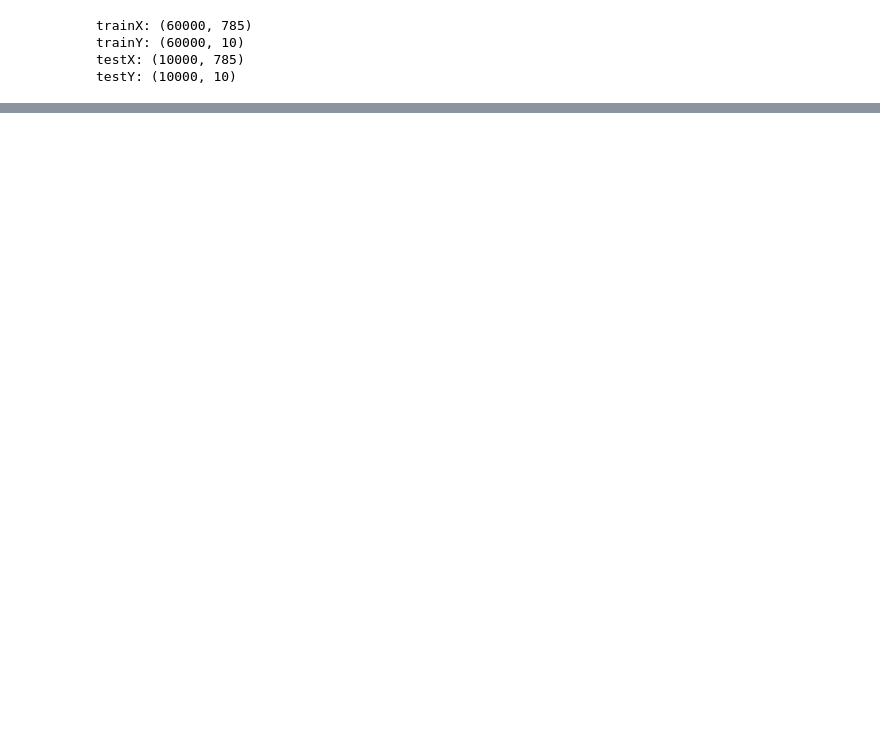
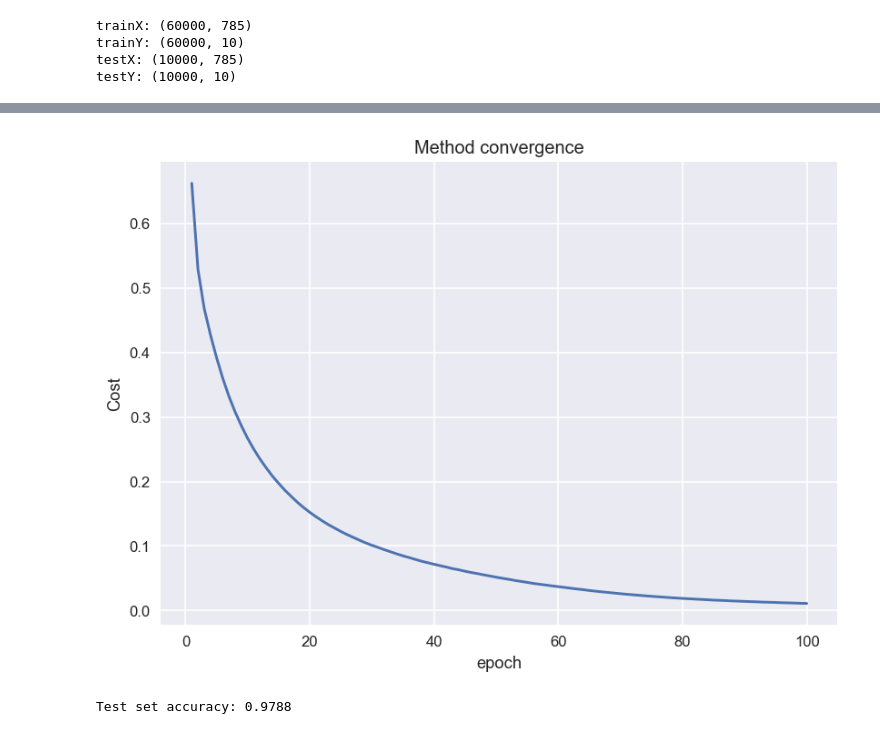
Before and after one commit to adamaj99pwr/ML, a Jupyter notebook: lab2/lab2.ipynb, the cells around one changed output, grey strips where cells are left out. Saved outputs shown, nothing was run; the diff lists cells and outputs as text; code cells hidden in the pictures; blank space fills up the shorter version.

```diff
--- a/lab2/lab2.ipynb
+++ b/lab2/lab2.ipynb
@@ -7,3 +6,7 @@ import time
+# %%
+plt.rcParams['figure.figsize'] = (8, 5)
+plt.rcParams['figure.dpi'] = 120
+style.use('seaborn-v0_8')
 # %%
 training_data, validation_data, test_data = ml.load_data_wrapper()
 # %%
@@ -139,5 +162,5 @@ class Network:
 # %%
-N = Network([784, 200, 80, 10], ['sigmoid', 'relu', 'softmax'], epochs=10, lr=0.1, batch=100)
+N = Network([784, 150, 70, 10], ['sigmoid', 'relu', 'softmax'], epochs=100, lr=0.1, batch=100)
 # %%
-N.train(trainX, trainY, testX, testY)
+cost = N.train(trainX, trainY)
 # %% [output]
@@ -145,0 +184,12 @@ KeyboardInterrupt:
+# %%
+plt.plot(list(range(1, 101)), cost)
+plt.title('Method convergence')
+plt.xlabel('epoch')
+plt.ylabel('Cost')
+plt.show()
+# %% [output]
+[figure, added]
+# %%
+predictions = N.predict(testX, testY)
+# %% [output]
+Test set accuracy: 0.9788
```
Also changed, not shown: parts of 8 cells of this notebook.
